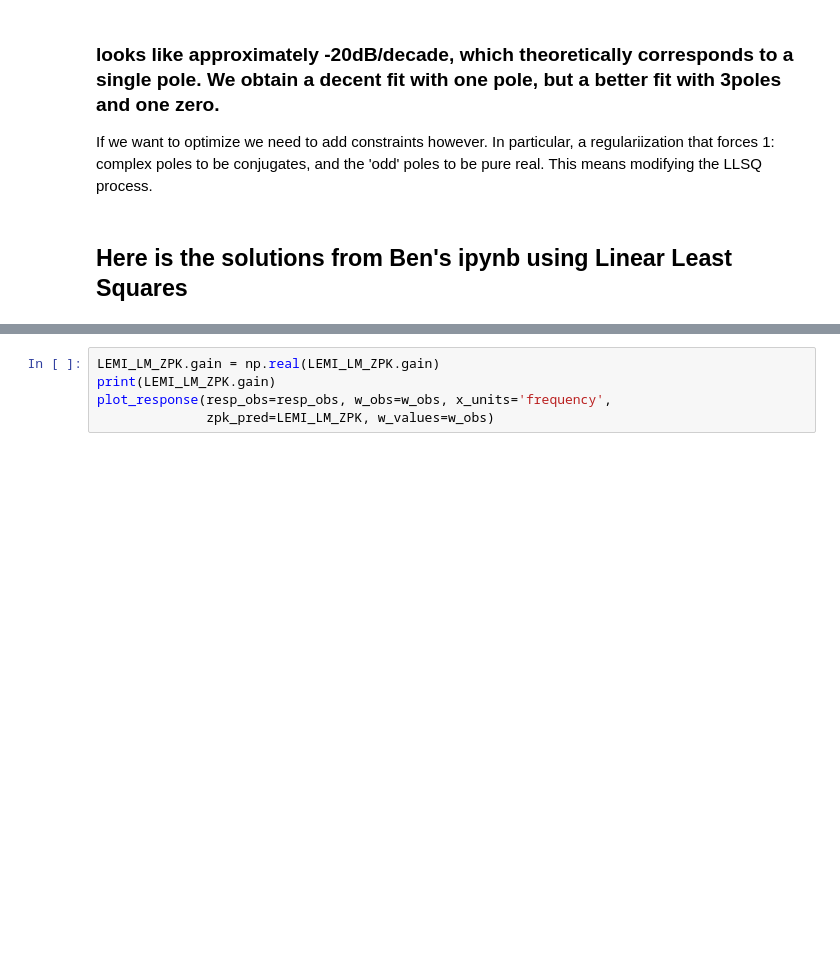
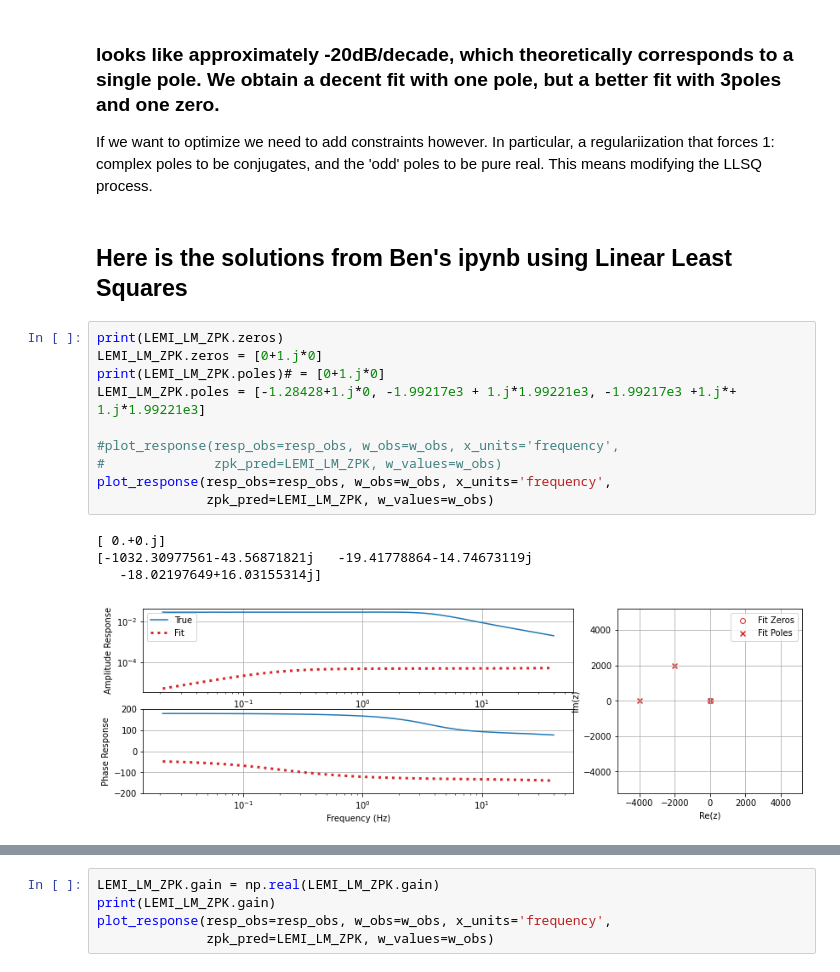
Before and after one commit to simpeg-research/iris-mt-scratch, a Jupyter notebook: iris_mt_scratch/sandbox/poles_and_zeros/lemi_fitting_20210226.ipynb, the cells around one changed output, grey strips where cells are left out. Cells and saved outputs as stored; diff of their text form; blank space fills up the shorter version.

```diff
--- a/iris_mt_scratch/sandbox/poles_and_zeros/lemi_fitting_20210226.ipynb
+++ b/iris_mt_scratch/sandbox/poles_and_zeros/lemi_fitting_20210226.ipynb
@@ -127,6 +144,21 @@ plt.show()
 If we want to optimize we need to add constraints however.  In particular, a regulariization that forces 1: complex poles to be conjugates, and the 'odd' poles to be pure real.  This means modifying the LLSQ process.
 # %% [markdown]
 ## Here is the solutions from Ben's ipynb using Linear Least Squares
+# %%
+print(LEMI_LM_ZPK.zeros)
+LEMI_LM_ZPK.zeros = [0+1.j*0]
+print(LEMI_LM_ZPK.poles)# = [0+1.j*0]
+LEMI_LM_ZPK.poles = [-1.28428+1.j*0, -1.99217e3 + 1.j*1.99221e3, -1.99217e3 +1.j*+ 1.j*1.99221e3]
+
+#plot_response(resp_obs=resp_obs, w_obs=w_obs, x_units='frequency',
+#              zpk_pred=LEMI_LM_ZPK, w_values=w_obs)
+plot_response(resp_obs=resp_obs, w_obs=w_obs, x_units='frequency',
+              zpk_pred=LEMI_LM_ZPK, w_values=w_obs)
+# %% [output]
+[ 0.+0.j]
+[-1032.30977561-43.56871821j   -19.41778864-14.74673119j
+   -18.02197649+16.03155314j]
+[figure, added]
 # %%
 n_zeros = 2; n_poles = 3;
 n_zeros = 1; n_poles = 3;
```
Also changed, not shown: parts of 7 cells of this notebook, 3 other files.
